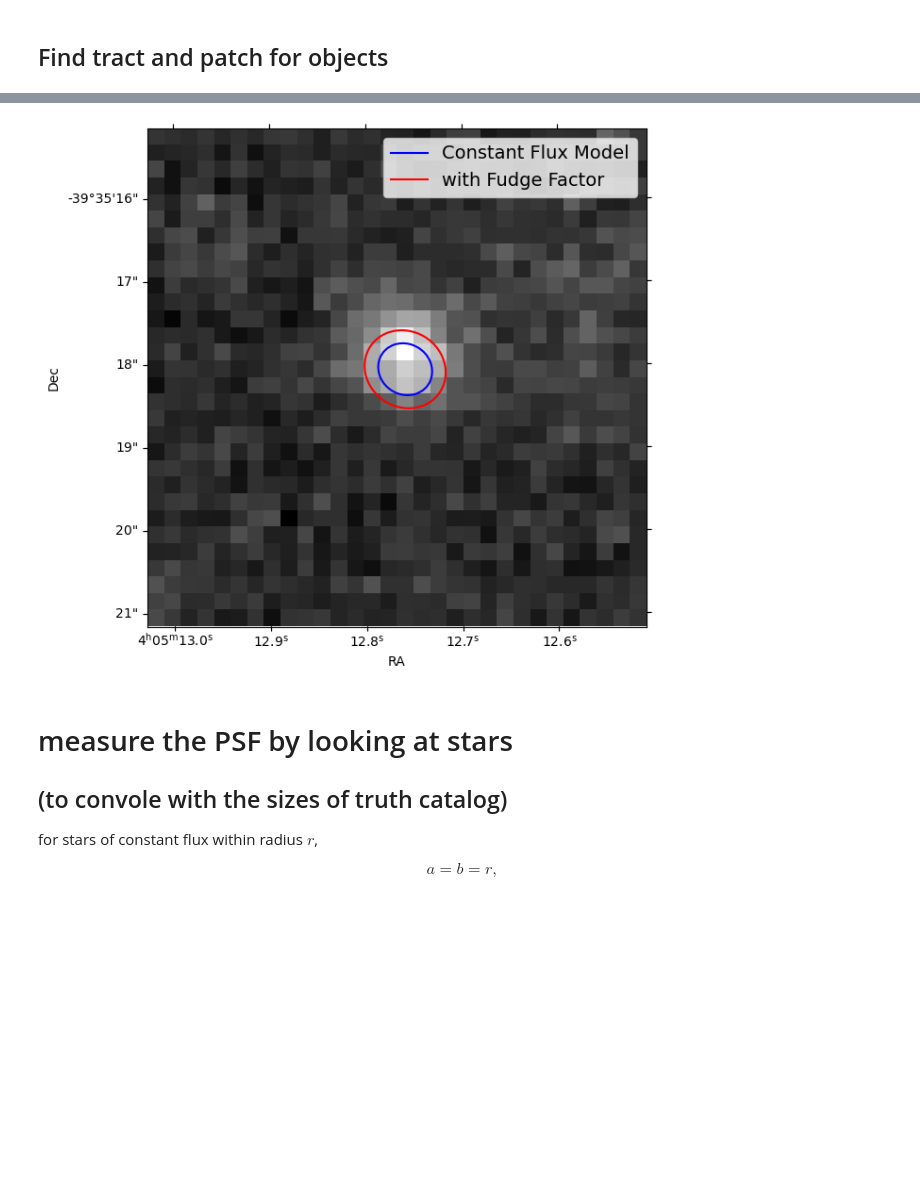
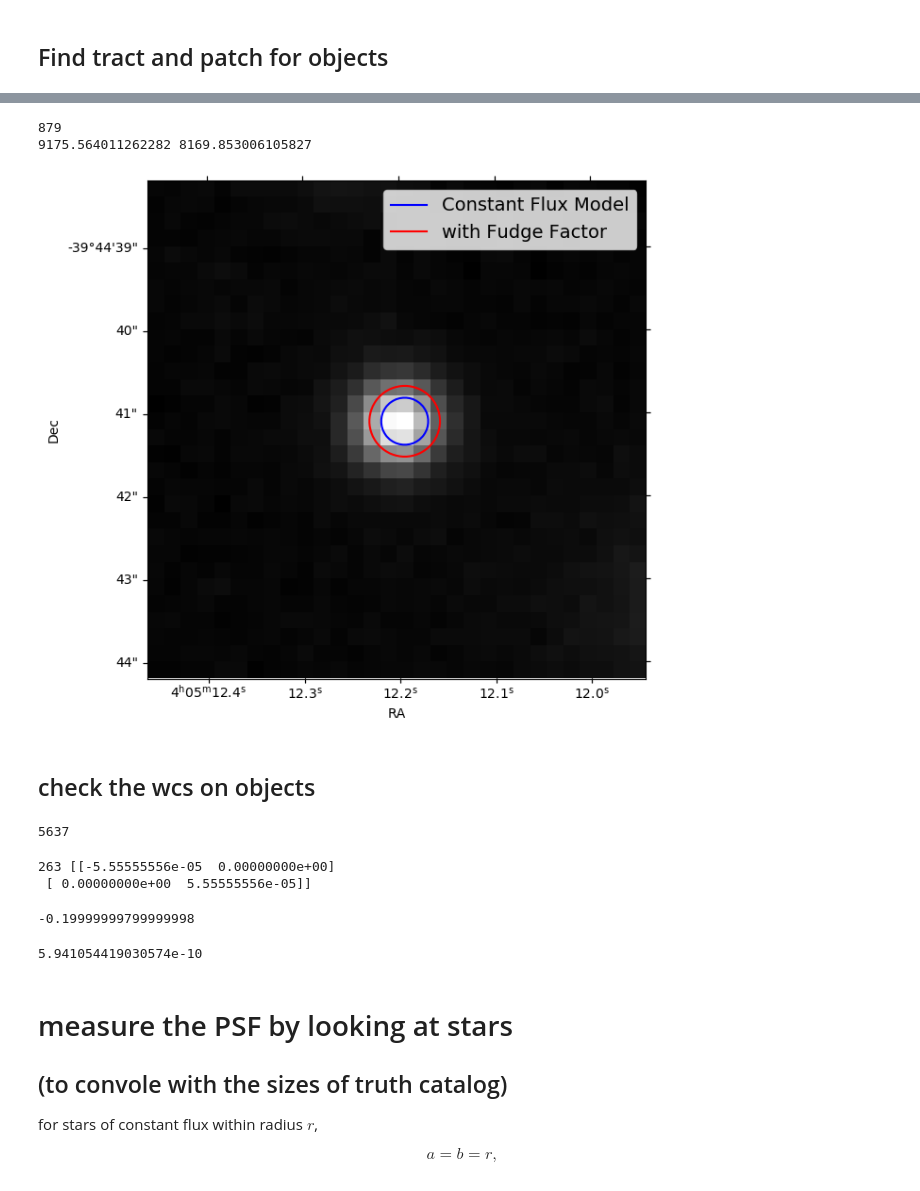
Before and after one commit to LSSTDESC/Cluster_Blending, a Jupyter notebook: match_ellipse_dc2.ipynb, the cells around one changed output, grey strips where cells are left out. Cells and saved outputs as stored; diff of their text form; code cells hidden in the pictures; blank space fills up the shorter version.

```diff
--- a/match_ellipse_dc2.ipynb
+++ b/match_ellipse_dc2.ipynb
@@ -44,7 +44,7 @@ if 0:
                                         filters=cuts, native_filters=['tract == 3447'])
 
     obj_all = pd.DataFrame(object_data)
-    obj_all['obj_id'] = [i for i in range(len(obj))]
+    obj_all['obj_id'] = [i for i in range(len(obj_all))]
     obj_all.to_pickle('obj_tract_3447.pkl')
 
 else:
@@ -316,16 +361,22 @@ Iyy = obj['Iyy_pixel']
 Ixy = obj['Ixy_pixel']
 
 ## 'o' for 'object'
+
+
+obj['a_obj'], obj['b_obj'], obj['theta_obj'] = moments2ab(Ixx, Iyy, Ixy)
+obj['pi_ab'] = np.pi * obj['a_obj'] * obj['b_obj']
+
+obj['Ao'], obj['Bo'], obj['Co'], obj['Do'], obj['Eo'], obj['Fo'] = ab2AB(obj['a_obj'], obj['b_obj'], obj['theta_obj'], x0, y0)
 obj['Ao'], obj['Bo'], obj['Co'], obj['Do'], obj['Eo'], obj['Fo'] = moments2AB(Ixx, Iyy, Ixy, x0, y0)
-obj['pi_ab'] = 2 * np.sqrt(np.pi) * np.power(Ixx*Iyy - Ixy**2, 1/4)
+
 
 ## Fudge factor of n**4 to make ellipses n times bigger
 ## 'f' for fudge
 n = 1.5
 fud = n**4
 
+obj['Aof'], obj['Bof'], obj['Cof'], obj['Dof'], obj['Eof'], obj['Fof'] = ab2AB(n*obj['a_obj'], n*obj['b_obj'], obj['theta_obj'], x0, y0)
 obj['Aof'], obj['Bof'], obj['Cof'], obj['Dof'], obj['Eof'], obj['Fof'] = moments2AB(fud*Ixx, fud*Iyy, fud*Ixy, x0, y0)
-obj['pi_abf'] = 2 * np.sqrt(np.pi) * np.power(fud*fud*Ixx*Iyy - fud*fud*Ixy**2, 1/4)
 # %% [markdown]
 ## also calculate ellipse parameters in sky coordinates
 # %%
@@ -373,16 +434,16 @@ ax2 = fig.add_subplot(122)
 
 for i in np.random.randint(0, high=N, size=1):
 
-
+    print(obj_patch['theta_obj'][i])
     ######## in pixel coordinates ############
-    rough_size = 3*np.sqrt( obj_patch['pi_ab'][i] )
+    rough_size = 3*np.sqrt(obj_patch['pi_ab'][i] )
 
     params = [obj_patch[f'{X}o'][i] for X in ['A', 'B', 'C', 'D', 'E','F'] ]
     plot_shape( x0[i], y0[i], rough_size, params, c='b', ls='-', ax=ax1)
 
+
     params = [obj_patch[f'{X}of'][i] for X in ['A', 'B', 'C', 'D', 'E','F'] ]
     plot_shape( x0[i], y0[i], rough_size, params, c='r', ls='-', ax=ax1)
-
 
     ax1.set_xlabel('x / pix', fontsize=14)
     ax1.set_ylabel('y / pix', fontsize=14)
@@ -400,6 +461,8 @@ for i in np.random.randint(0, high=N, size=1):
     ax2.set_xlabel('Ra', fontsize=14)
     ax2.set_ylabel('Dec', fontsize=14)
 
+    ax2.invert_xaxis()
+
     for ax in [ax1, ax2]:
 
         ax.plot([], [], 'b', label='Constant Flux Model')
@@ -466,7 +518,7 @@ display.mtv(full_patch.getMaskedImage().getImage())
 # %%
 N = len(obj_patch)
 
-cutout_size = 30  # 300 pixels -> about 1 arcmin (we'll see why in a bit!)
+cutout_size = 30  # 300 pixels -> about 1 arcmin; use even-number size!!
 cutout_extent = lsst.geom.ExtentI(cutout_size, cutout_size)
 
 Ixx = obj_patch['Ixx_pixel']
@@ -477,19 +529,35 @@ fudge = 1.5**4
 
 for i in np.random.randint(0, high=N, size=1):
 #for i in [135, 558, 1294, 1476, 1845, 1858, 1875, 1881, 2008, 505, 558]:
+#for i in [345]:
 
+    print(i)
     radec = lsst.geom.SpherePoint(obj_patch["ra"][i], obj_patch["dec"][i], lsst.geom.degrees)
     center = skymap.findTract(radec).getWcs().skyToPixel(radec)
-    bbox = lsst.geom.BoxI(lsst.geom.Point2I((center.x - cutout_size*0.5, center.y - cutout_size*0.5)), cutout_extent)
+
+    print(center.x, center.y)
+
+    if np.floor(center.x) - np.round(center.x) == 0:
+        pix_center_x = center.x
+    else:
+        pix_center_x = center.x + 1
+
+    if np.floor(center.y) - np.round(center.y) == 0:
+        pix_center_y = center.y
+    else:
+        pix_center_y = center.y + 1
+
+    bbox = lsst.geom.BoxI(lsst.geom.Point2I((pix_center_x - cutout_size*0.5, pix_center_y - cutout_size*0.5)), cutout_extent)
 
     cutout = butler.get("deepCoadd_sub", dataId=dataId, bbox=bbox)
     wcs = cutout.getWcs()
 
-    off = lsst.geom.Extent2D(-(center.x - cutout_size*0.5), -(center.y - cutout_size*0.5))
+    off = lsst.geom.Extent2D(-(pix_center_x - cutout_size*0.5), -(pix_center_y - cutout_size*0.5))
     wcs_new = wcs.copyAtShiftedPixelOrigin(off)
     wcs_fits_meta = wcs_new.getFitsMetadata()
 
     image_arr = cutout.getMaskedImage().getImage().array
+    #center_new = wcs_new.skyToPixel(radec)
 
     fig, ax = plt.subplots(subplot_kw={'projection': WCS(wcs_fits_meta)}, figsize=(7, 7), dpi=100)
 
@@ -497,31 +565,58 @@ for i in np.random.randint(0, high=N, size=1):
     vmin, vmax = image_arr.min(), image_arr.max()
 
     ax.imshow(image_arr, vmin=vmin, vmax=vmax, cmap='binary_r', origin='lower')
 
     rough_size = 2*np.sqrt( obj_patch['pi_ab'][i] )
 
     x = np.linspace(cutout_size/2-2*rough_size, cutout_size/2+2*rough_size, 100)
     y = np.linspace(cutout_size/2-2*rough_size, cutout_size/2+2*rough_size, 100)
     x, y = np.meshgrid(x,y)
 
     params = moments2AB(Ixx[i], Iyy[i], Ixy[i], cutout_size/2, cutout_size/2)
     z = ellipse_equation(x, y, params)
 
     params = moments2AB(fudge*Ixx[i], fudge*Iyy[i], fudge*Ixy[i], cutout_size/2, cutout_size/2)
     ze = ellipse_equation(x, y, params)
 
     ax.contour(x, y, z, [0], zorder=10, colors='blue')    ## constan-flux-model size
     ax.contour(x, y, ze, [0], zorder=10, colors='red')    ## fudged size
 
     ax.plot([], [], 'b', label='Constant Flux Model')
     ax.plot([], [], 'r', label='with Fudge Factor')
 
+    #ax.scatter(cutout_size/2, cutout_size/2, s=10, label='Image Center +1')
+    #ax.scatter(center_new[0], center_new[1], s=10, label='Image Center From Sky')
+
     ax.set_xlabel("RA")
     ax.set_ylabel("Dec")
 
     ax.legend(prop={'size':14})
 
     #plt.savefig(f'./obj/{i}.jpeg')
     #plt.cla()
 # %% [output]
+879
+9175.564011262282 8169.853006105827
-[figure, old version]
+[figure, new version]
+# %% [markdown]
+## check the wcs on objects
+# %%
+ra = obj_patch['ra']
+dec = obj_patch['dec']
+
+N = len(obj_patch)
+print(N)
+# %% [output]
+5637
+# %%
+for j in np.random.randint(0, high=N, size=1):
+    radec = lsst.geom.SpherePoint(ra[j], dec[j], lsst.geom.degrees)
+    wcs = skymap.findTract(radec).getWcs()
+    print(j, wcs.getCdMatrix())
+# %% [output]
+263 [[-5.55555556e-05  0.00000000e+00]
+ [ 0.00000000e+00  5.55555556e-05]]
+# %%
+3600*(-5.5555555e-5)
+# %% [output]
+-0.19999999799999998
@@ -528,3 +635,7 @@ for i in np.random.randint(0, high=N, size=1):
+# %%
+d.max()
+# %% [output]
+5.941054419030574e-10
 # %% [markdown]
 # measure the PSF by looking at stars
 ## (to convole with the sizes of truth catalog)
```
Also changed, not shown: parts of 46 cells of this notebook.
